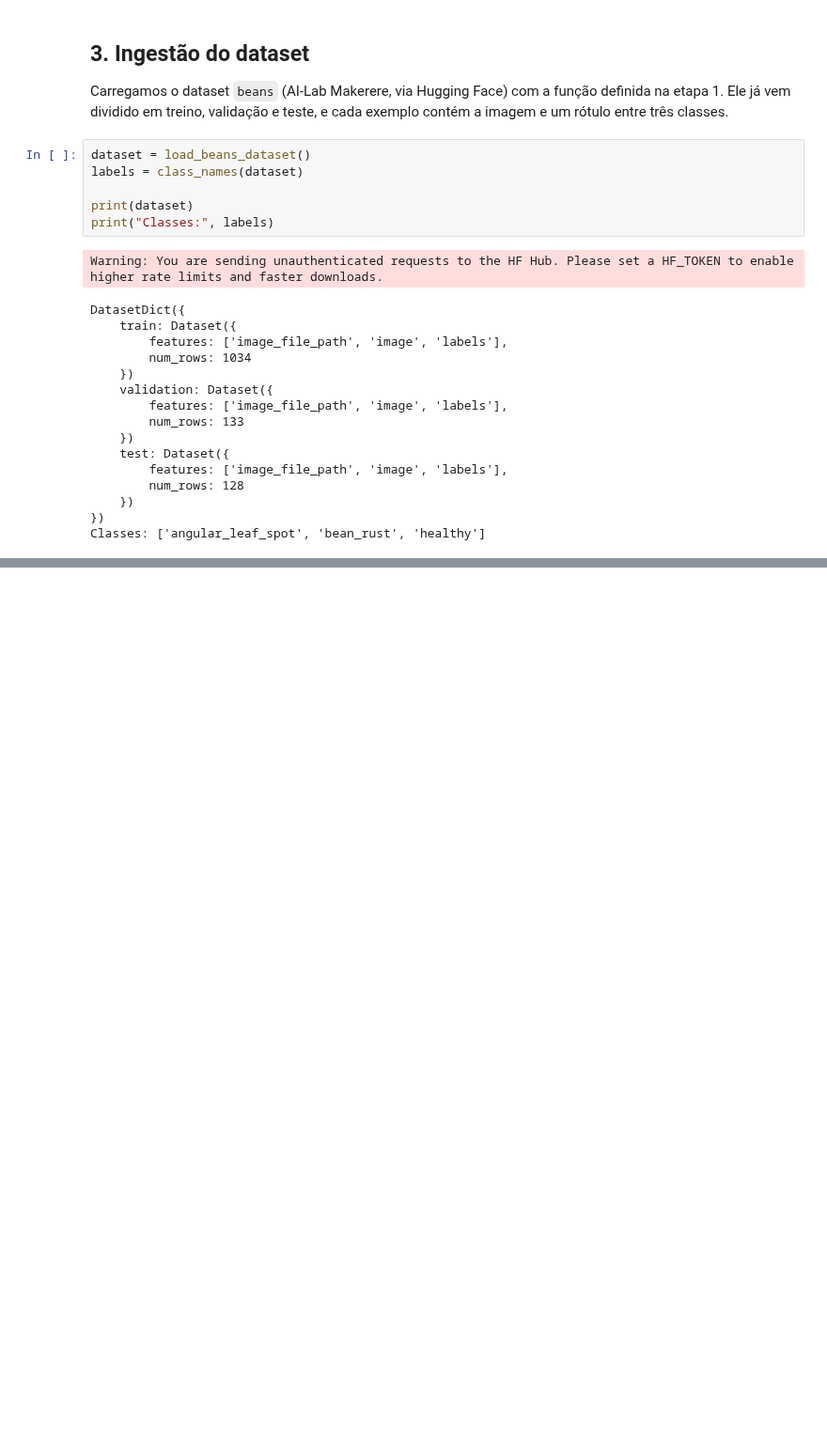
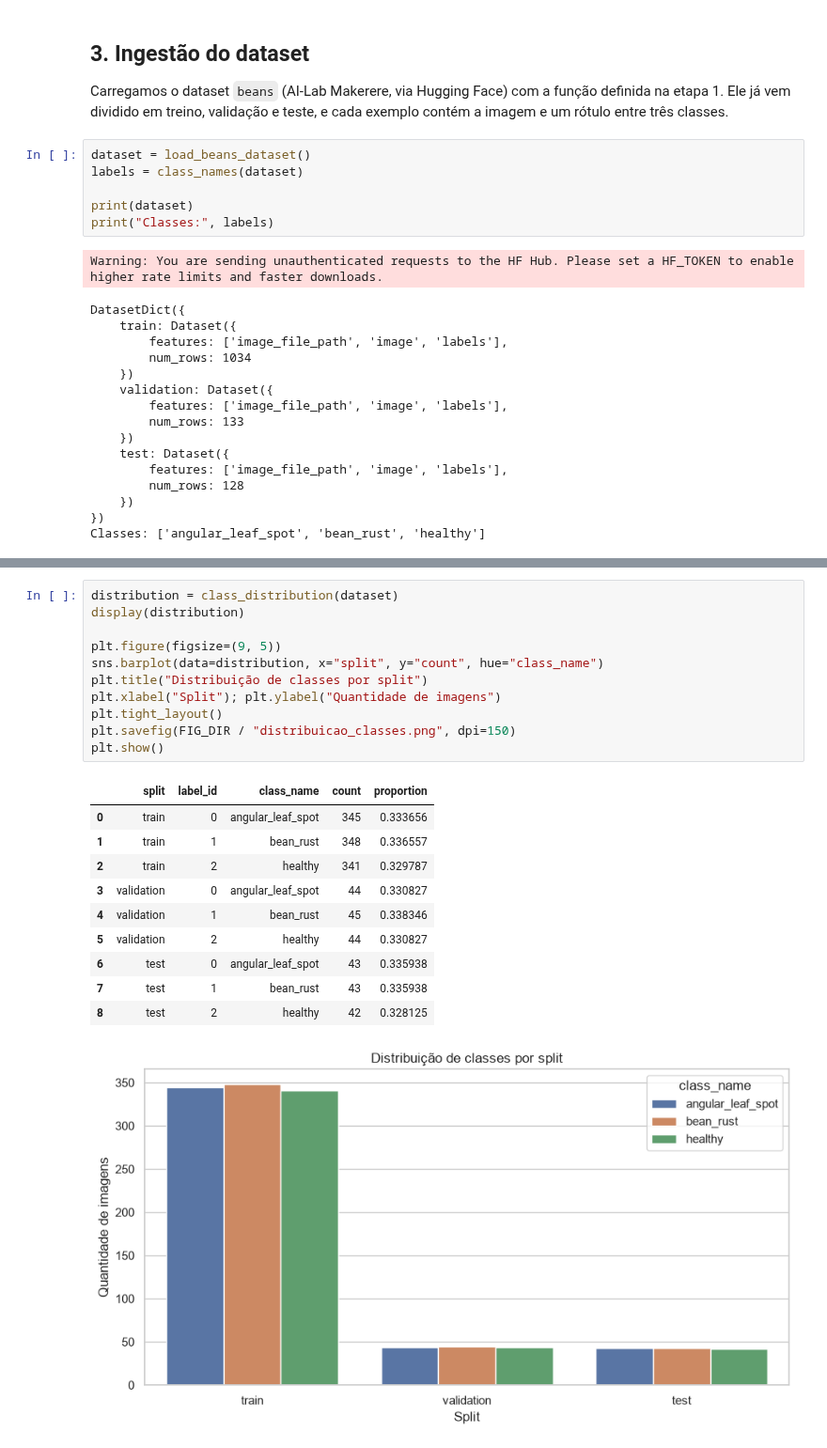
Before and after one commit to LeoRlucena/bean-leaf-disease-challenge, a Jupyter notebook: notebooks/02_eda.ipynb, the cells around one changed output, grey strips where cells are left out. Shown at 94% size. Drawn from its saved outputs; the diff is of its cells as text; blank space fills up the shorter version.

Commit message:
feat(eda): complete EDA notebook and figures

```diff
--- a/notebooks/02_eda.ipynb
+++ b/notebooks/02_eda.ipynb
@@ -62,0 +72,23 @@ Classes: ['angular_leaf_spot', 'bean_rust', 'healthy']
+# %%
+distribution = class_distribution(dataset)
+display(distribution)
+
+plt.figure(figsize=(9, 5))
+sns.barplot(data=distribution, x="split", y="count", hue="class_name")
+plt.title("Distribuição de classes por split")
+plt.xlabel("Split"); plt.ylabel("Quantidade de imagens")
+plt.tight_layout()
+plt.savefig(FIG_DIR / "distribuicao_classes.png", dpi=150)
+plt.show()
+# %% [output]
+|  | split | label_id | class_name | count | proportion |
+| 0 | train | 0 | angular_leaf_spot | 345 | 0.333656 |
+| 1 | train | 1 | bean_rust | 348 | 0.336557 |
+| 2 | train | 2 | healthy | 341 | 0.329787 |
+| 3 | validation | 0 | angular_leaf_spot | 44 | 0.330827 |
+| 4 | validation | 1 | bean_rust | 45 | 0.338346 |
+| 5 | validation | 2 | healthy | 44 | 0.330827 |
+| 6 | test | 0 | angular_leaf_spot | 43 | 0.335938 |
+| 7 | test | 1 | bean_rust | 43 | 0.335938 |
+| 8 | test | 2 | healthy | 42 | 0.328125 |
+[figure, added]
```
Also changed, not shown: parts of 13 cells of this notebook, 4 other files.
